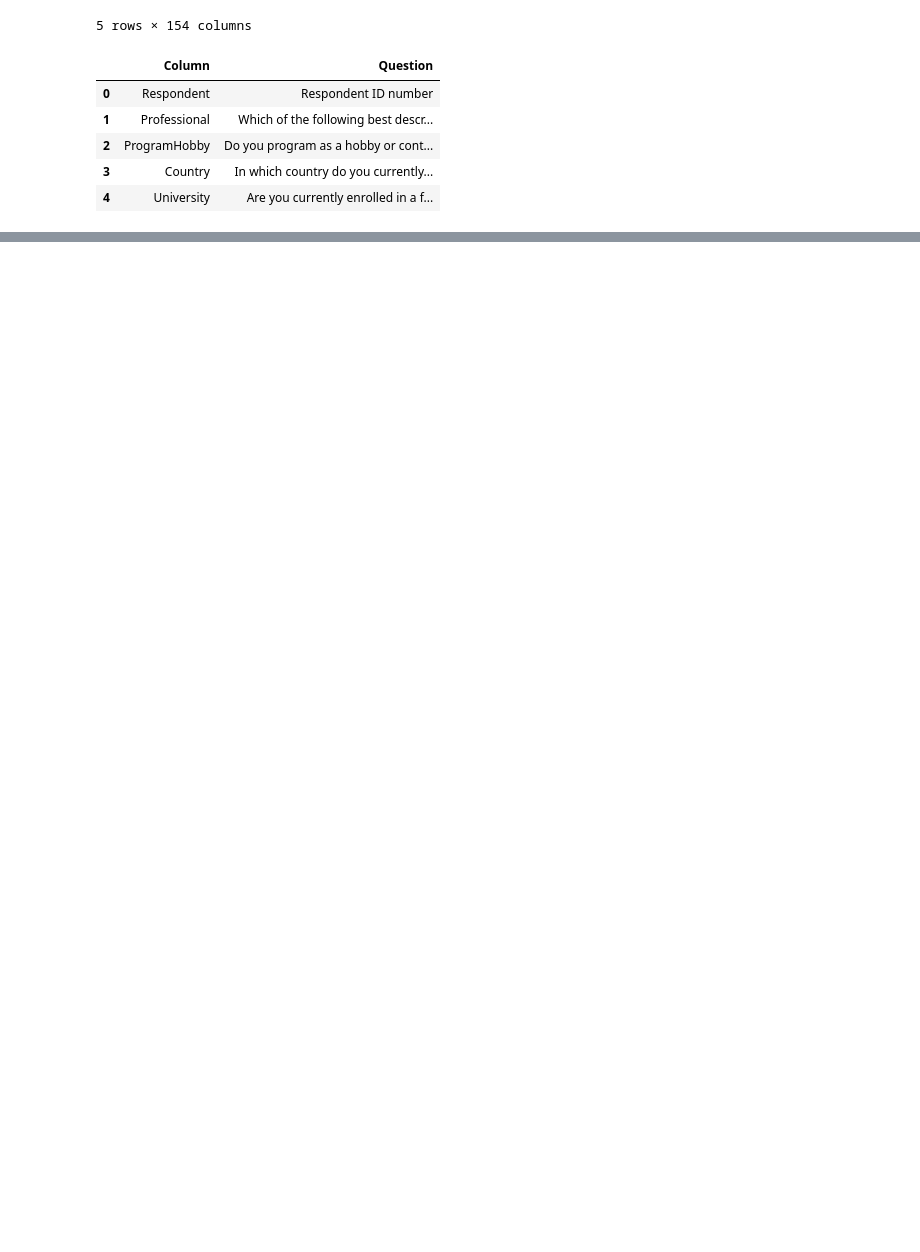
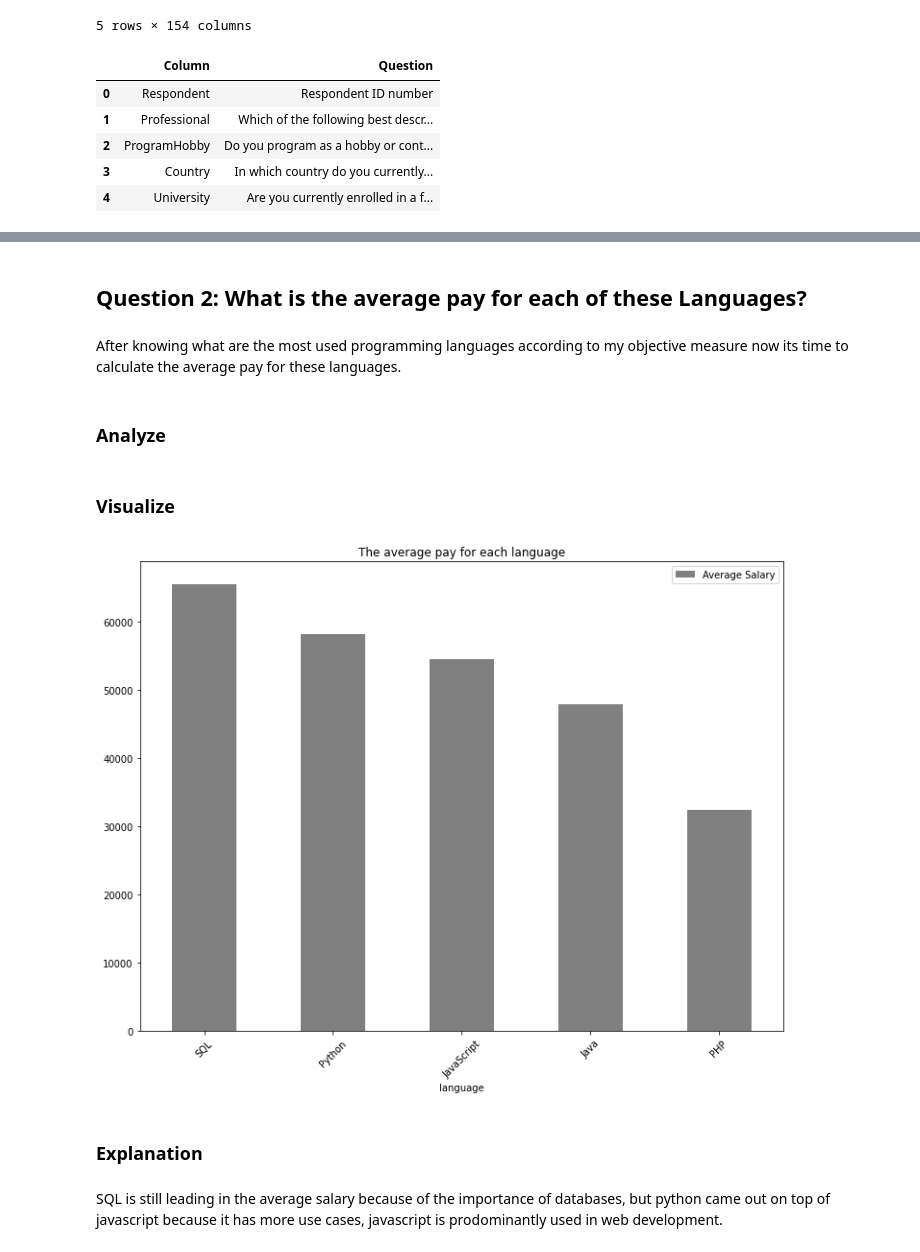
Before and after one commit to abdulaziz-aljamhour/learning_new_language, a Jupyter notebook: stack_overflow_survey_2017.ipynb, the cells around one changed output, grey strips where cells are left out. Drawn from its saved outputs; the diff is of its cells as text; code cells hidden in the pictures; blank space fills up the shorter version.

```diff
--- a/stack_overflow_survey_2017.ipynb
+++ b/stack_overflow_survey_2017.ipynb
@@ -208,0 +277,12 @@ job_counter.most_common(5)
+# %%
+# selecting the columns
+columns_of_interest = [
+    'Salary',
+    'DeveloperType',
+    'NonDeveloperType',
+    'SelfTaughtTypes',
+    'HaveWorkedLanguage'
+]
+
+df_columns_of_interest = df.loc[:, columns_of_interest]
+df_columns_of_interest.head()
@@ -208,0 +357,11 @@ job_counter.most_common(5)
+# %%
+# import the Counter object
+from collections import Counter
+language_counter = Counter()
+
+no_nan_languages = df_columns_of_interest['HaveWorkedLanguage'].dropna() # drop NaN values
+no_nan_languages.apply(lambda col: language_counter.update(col.split(';'))) # split the value with the delimiter
+
+# print results
+for language, count in language_counter.most_common(5):
+  print(f'{language}:\n {count}\n')
@@ -208,0 +417,36 @@ job_counter.most_common(5)
+# %% [markdown]
+## Question 2: What is the average pay for each of these Languages?
+# %% [markdown]
+After knowing what are the most used programming languages according to my objective measure now its time to calculate the average pay for these languages.
+# %% [markdown]
+### Analyze
+# %%
+lang_list = [x[0].strip() for x in language_counter.most_common(5)] # remove whitespaces from the languages
+                                                                    # since it interferes with the result.
+temp_list = [] # list for appending names of the top most used langauges
+for language in lang_list: # make a dict for constructing a dataframe
+  temp_list.append(
+      {
+          'language': language,
+          'average_salary': df_columns_of_interest.query('@language in HaveWorkedLanguage')['Salary'].mean()
+      }
+  )
+df_average_salary = pd.DataFrame(temp_list) # dataframe for plotting
+
+df_average_salary = df_average_salary.set_index('language') # set index for easier plotting
+# %% [markdown]
+### Visualize
+# %%
+# build plot and clean it
+df_average_salary.sort_values('average_salary', ascending=False).plot(kind='bar', figsize=(12, 9), color=['grey'])
+plt.xticks(rotation=45)
+plt.title('The average pay for each language')
+plt.legend(['Average Salary'])
+plt.savefig('bar_chart')
+plt.show()
+# %% [output]
+[figure, added]
+# %% [markdown]
+### Explanation
+# %% [markdown]
+SQL is still leading in the average salary because of the importance of databases, but python came out on top of javascript because it has more use cases, javascript is prodominantly used in web development.
```
Also changed, not shown: parts of 97 cells of this notebook.
